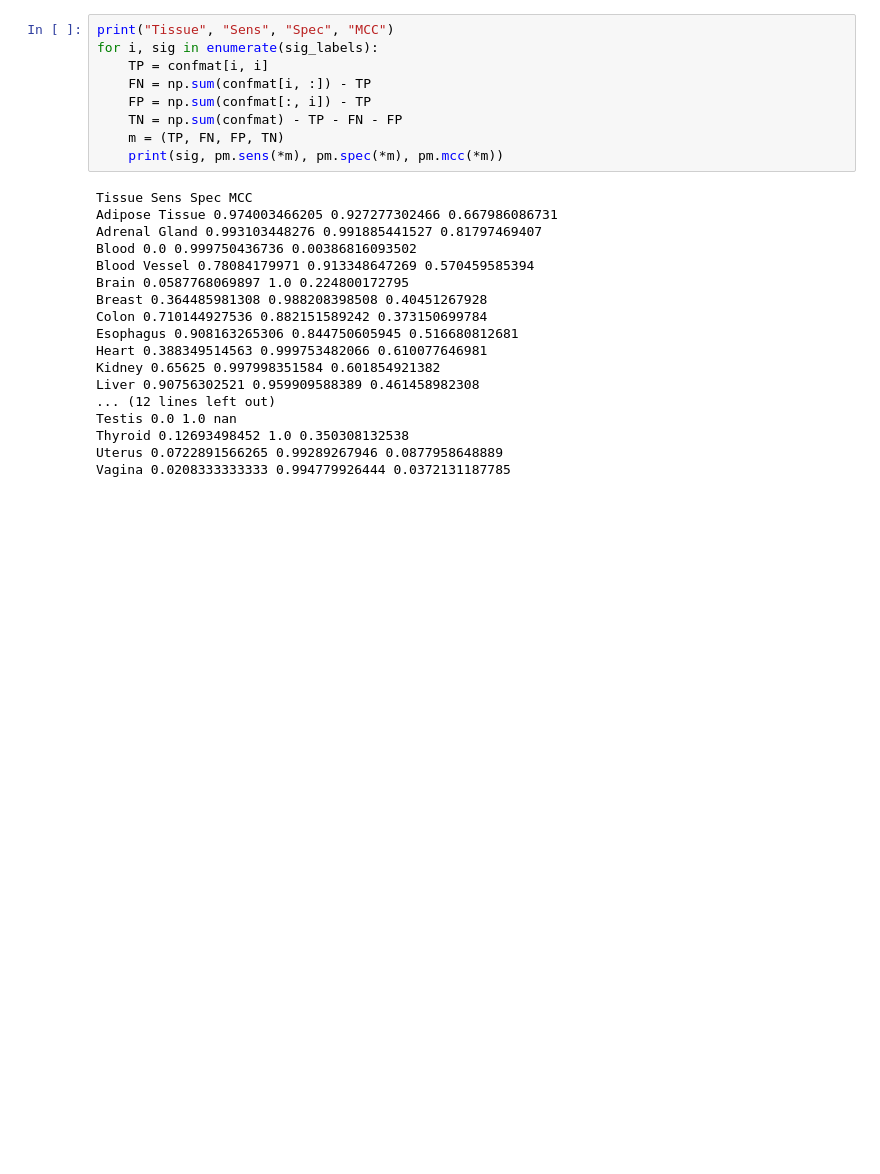
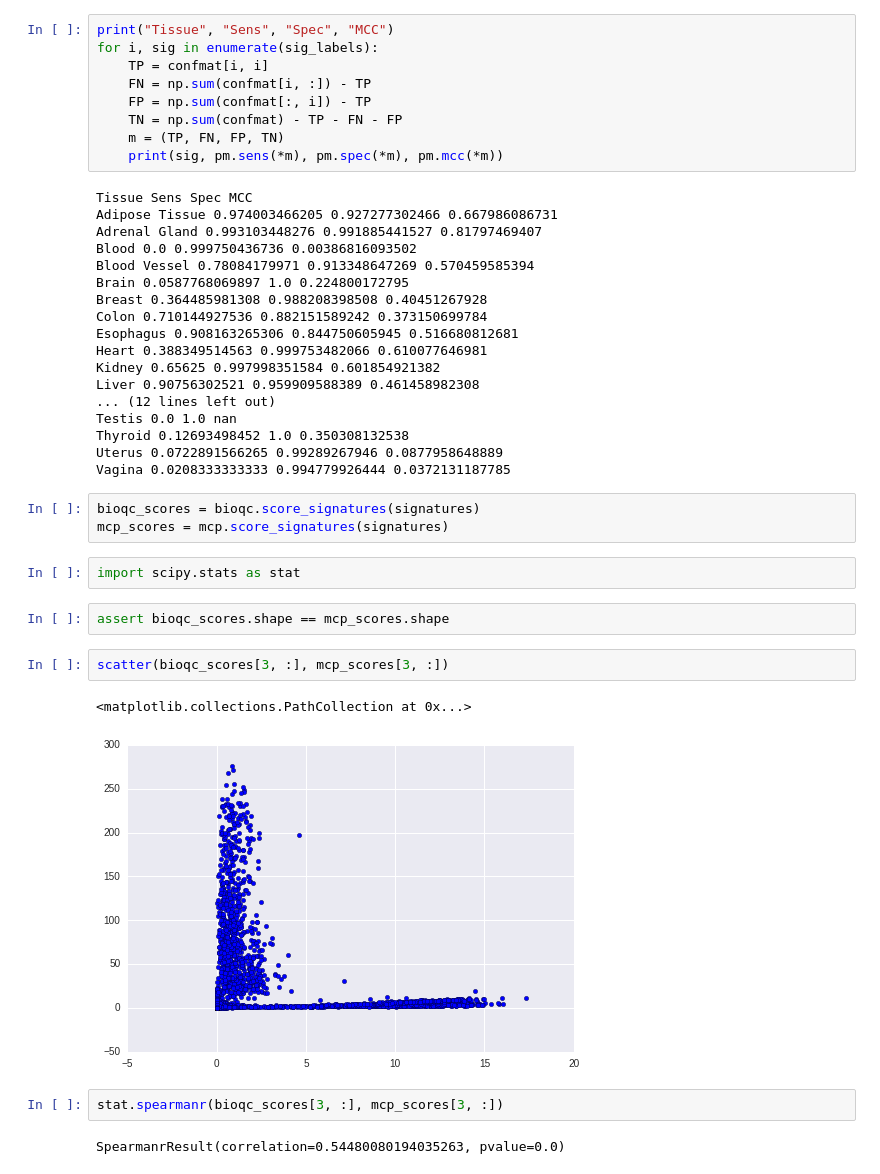
Before and after one commit to grst/pygenesig, a Jupyter notebook: notebooks/mcp/validate-mcp.ipynb, the cells around one changed output. Cells and saved outputs as stored; diff of their text form; blank space fills up the shorter version.

```diff
--- a/notebooks/mcp/validate-mcp.ipynb
+++ b/notebooks/mcp/validate-mcp.ipynb
@@ -155,3 +153,19 @@ Testis 0.0 1.0 nan
 Thyroid 0.12693498452 1.0 0.350308132538
 Uterus 0.0722891566265 0.99289267946 0.0877958648889
 Vagina 0.0208333333333 0.994779926444 0.0372131187785
+# %%
+bioqc_scores = bioqc.score_signatures(signatures)
+mcp_scores = mcp.score_signatures(signatures)
+# %%
+import scipy.stats as stat
+# %%
+assert bioqc_scores.shape == mcp_scores.shape
+# %%
+scatter(bioqc_scores[3, :], mcp_scores[3, :])
+# %% [output]
+<matplotlib.collections.PathCollection at 0x...>
+[figure, added]
+# %%
+stat.spearmanr(bioqc_scores[3, :], mcp_scores[3, :])
+# %% [output]
+SpearmanrResult(correlation=0.54480080194035263, pvalue=0.0)
```
Also changed, not shown: parts of 5 cells of this notebook, 1 other file.
